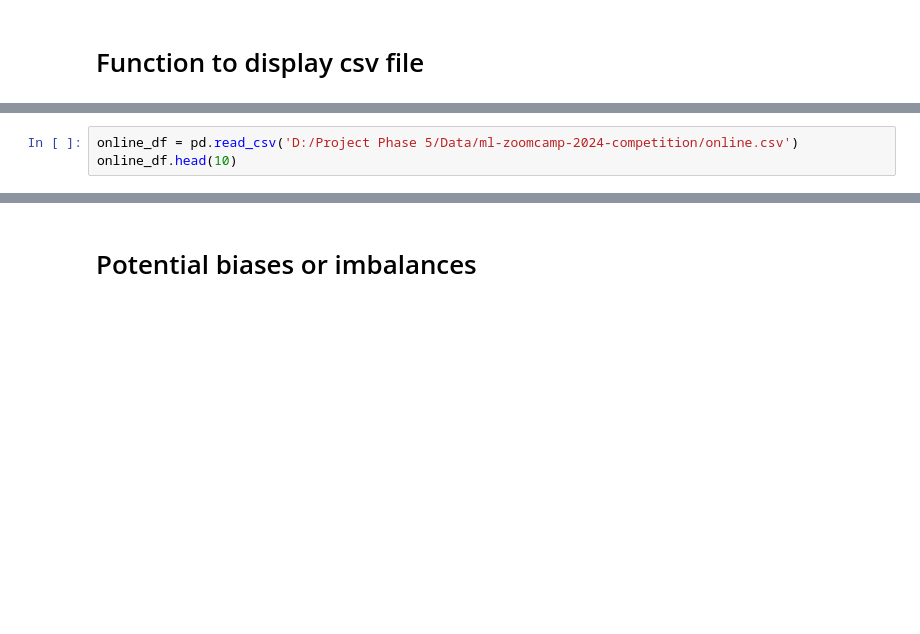
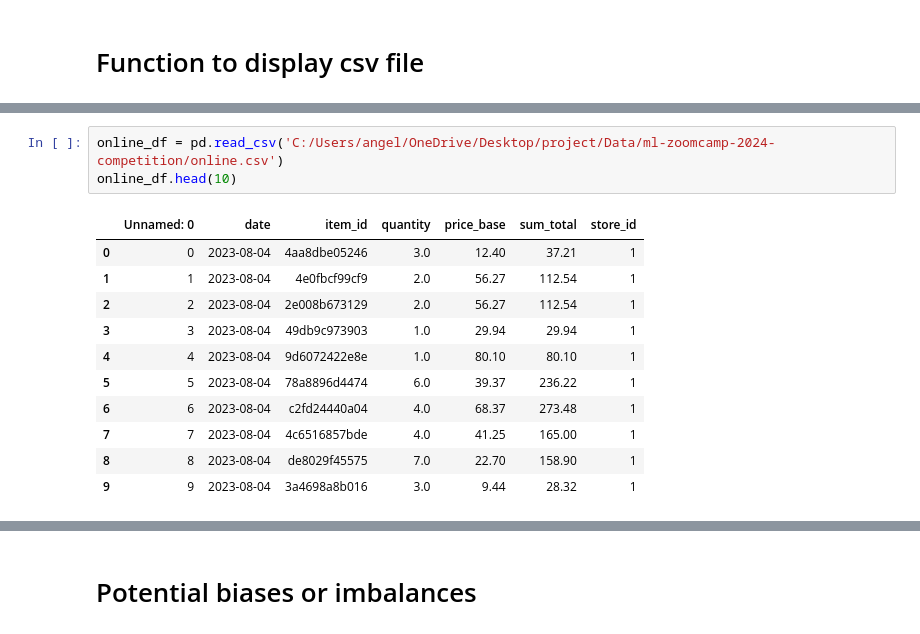
Before and after one commit to reagan-adajo/Capstone_Project, a Jupyter notebook: index.ipynb, the cells around one changed output, grey strips where cells are left out. Cells and saved outputs as stored; diff of their text form; blank space fills up the shorter version.

```diff
--- a/index.ipynb
+++ b/index.ipynb
@@ -28,4 +40,16 @@ sales_df.head(10)
 # %%
-online_df = pd.read_csv('D:/Project Phase 5/Data/ml-zoomcamp-2024-competition/online.csv')
+online_df = pd.read_csv('C:/Users/angel/OneDrive/Desktop/project/Data/ml-zoomcamp-2024-competition/online.csv')
 online_df.head(10)
+# %% [output]
+|  | Unnamed: 0 | date | item_id | quantity | price_base | sum_total | store_id |
+| 0 | 0 | 2023-08-04 | 4aa8dbe05246 | 3.0 | 12.40 | 37.21 | 1 |
+| 1 | 1 | 2023-08-04 | 4e0fbcf99cf9 | 2.0 | 56.27 | 112.54 | 1 |
+| 2 | 2 | 2023-08-04 | 2e008b673129 | 2.0 | 56.27 | 112.54 | 1 |
+| 3 | 3 | 2023-08-04 | 49db9c973903 | 1.0 | 29.94 | 29.94 | 1 |
+| 4 | 4 | 2023-08-04 | 9d6072422e8e | 1.0 | 80.10 | 80.10 | 1 |
+| 5 | 5 | 2023-08-04 | 78a8896d4474 | 6.0 | 39.37 | 236.22 | 1 |
+| 6 | 6 | 2023-08-04 | c2fd24440a04 | 4.0 | 68.37 | 273.48 | 1 |
+| 7 | 7 | 2023-08-04 | 4c6516857bde | 4.0 | 41.25 | 165.00 | 1 |
+| 8 | 8 | 2023-08-04 | de8029f45575 | 7.0 | 22.70 | 158.90 | 1 |
+| 9 | 9 | 2023-08-04 | 3a4698a8b016 | 3.0 | 9.44 | 28.32 | 1 |
 # %%
```
Also changed, not shown: parts of 8 cells of this notebook.
